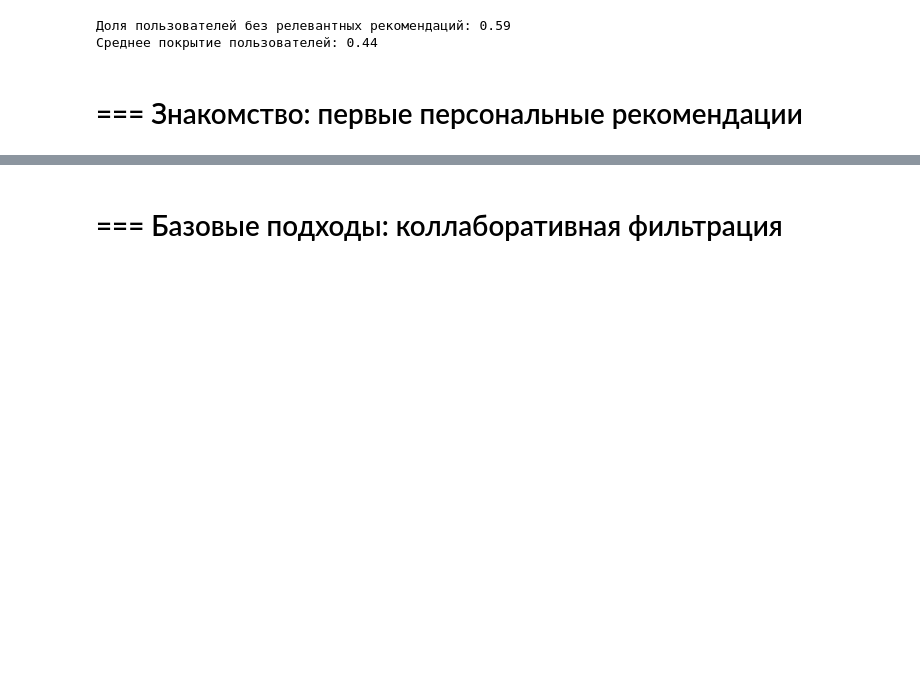
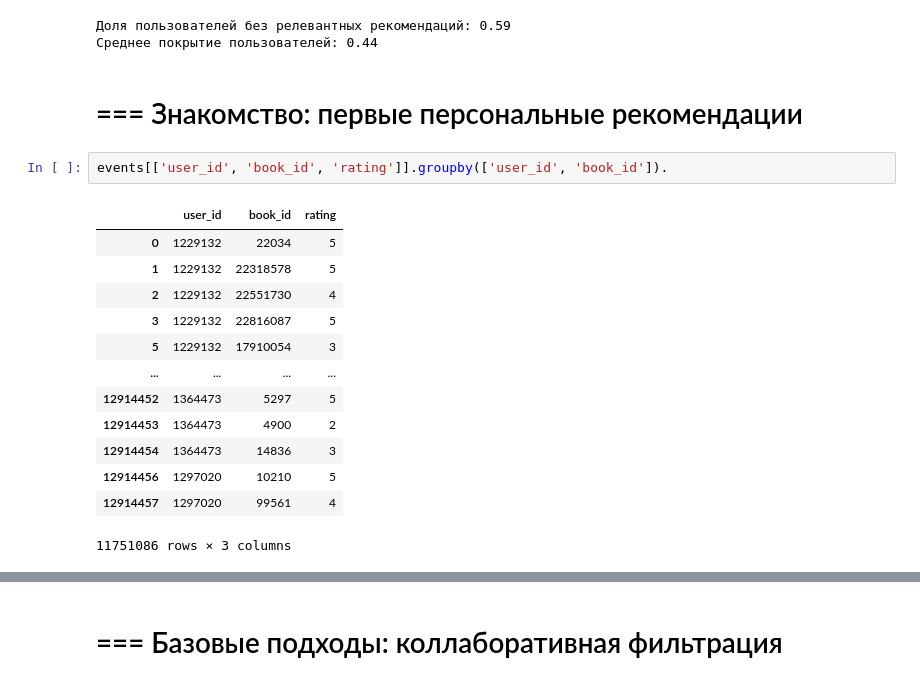
Before and after one commit to AnnettVsemPrivet/mle-recsys-start, a Jupyter notebook: main_offline.ipynb, the cells around one changed output, grey strips where cells are left out. Drawn from its saved outputs; the diff is of its cells as text; blank space fills up the shorter version.

```diff
--- a/main_offline.ipynb
+++ b/main_offline.ipynb
@@ -129,3 +129,19 @@ print(f"Среднее покрытие пользователей: {cold_users_
 Среднее покрытие пользователей: 0.44
 # %% [markdown]
 # === Знакомство: первые персональные рекомендации
+# %%
+events[['user_id', 'book_id', 'rating']].groupby(['user_id', 'book_id']).
+# %% [output]
+|  | user_id | book_id | rating |
+| 0 | 1229132 | 22034 | 5 |
+| 1 | 1229132 | 22318578 | 5 |
+| 2 | 1229132 | 22551730 | 4 |
+| 3 | 1229132 | 22816087 | 5 |
+| 5 | 1229132 | 17910054 | 3 |
+| ... | ... | ... | ... |
+| 12914452 | 1364473 | 5297 | 5 |
+| 12914453 | 1364473 | 4900 | 2 |
+| 12914454 | 1364473 | 14836 | 3 |
+| 12914456 | 1297020 | 10210 | 5 |
+| 12914457 | 1297020 | 99561 | 4 |
+11751086 rows × 3 columns
```
Also changed, not shown: parts of 16 cells of this notebook.
